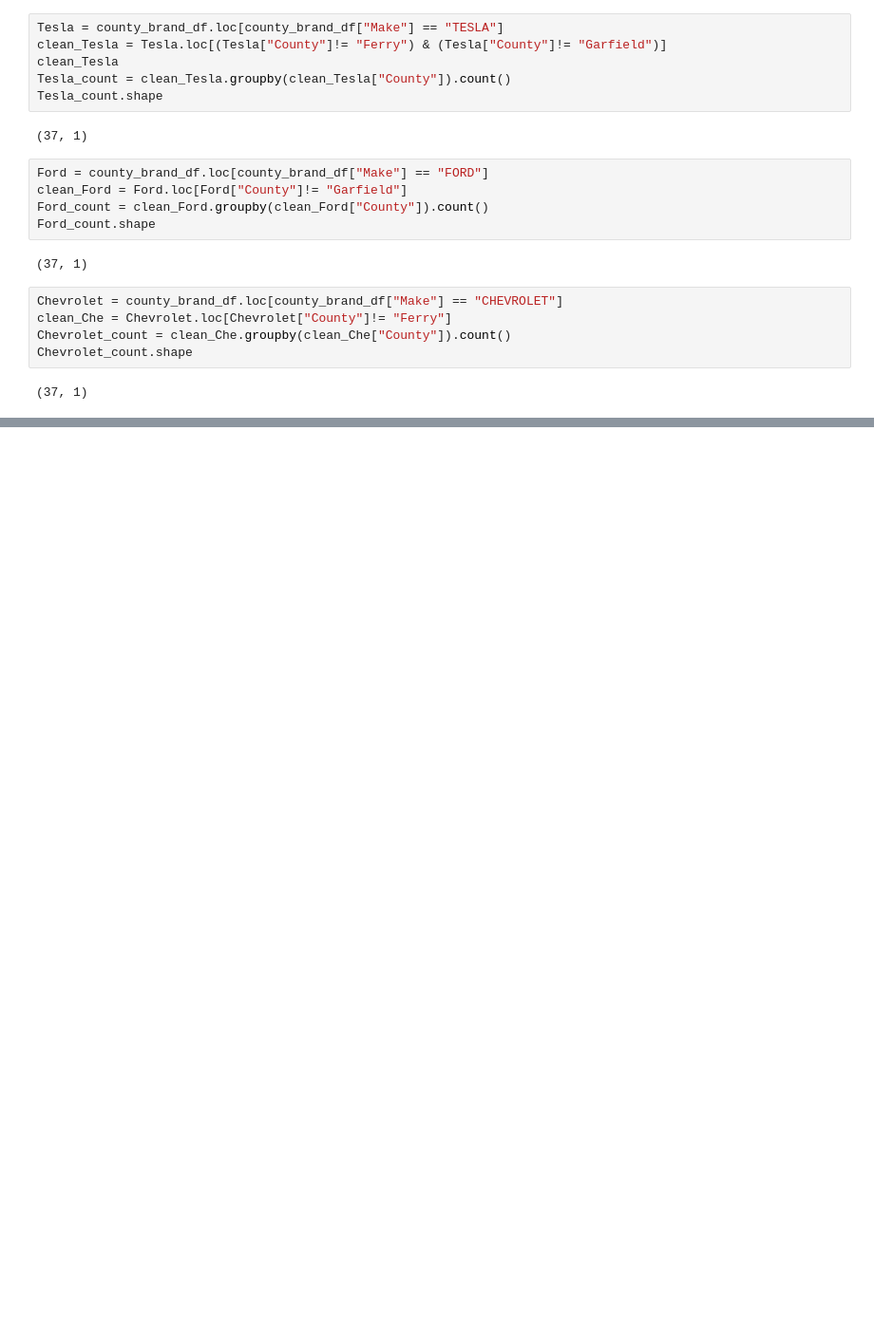
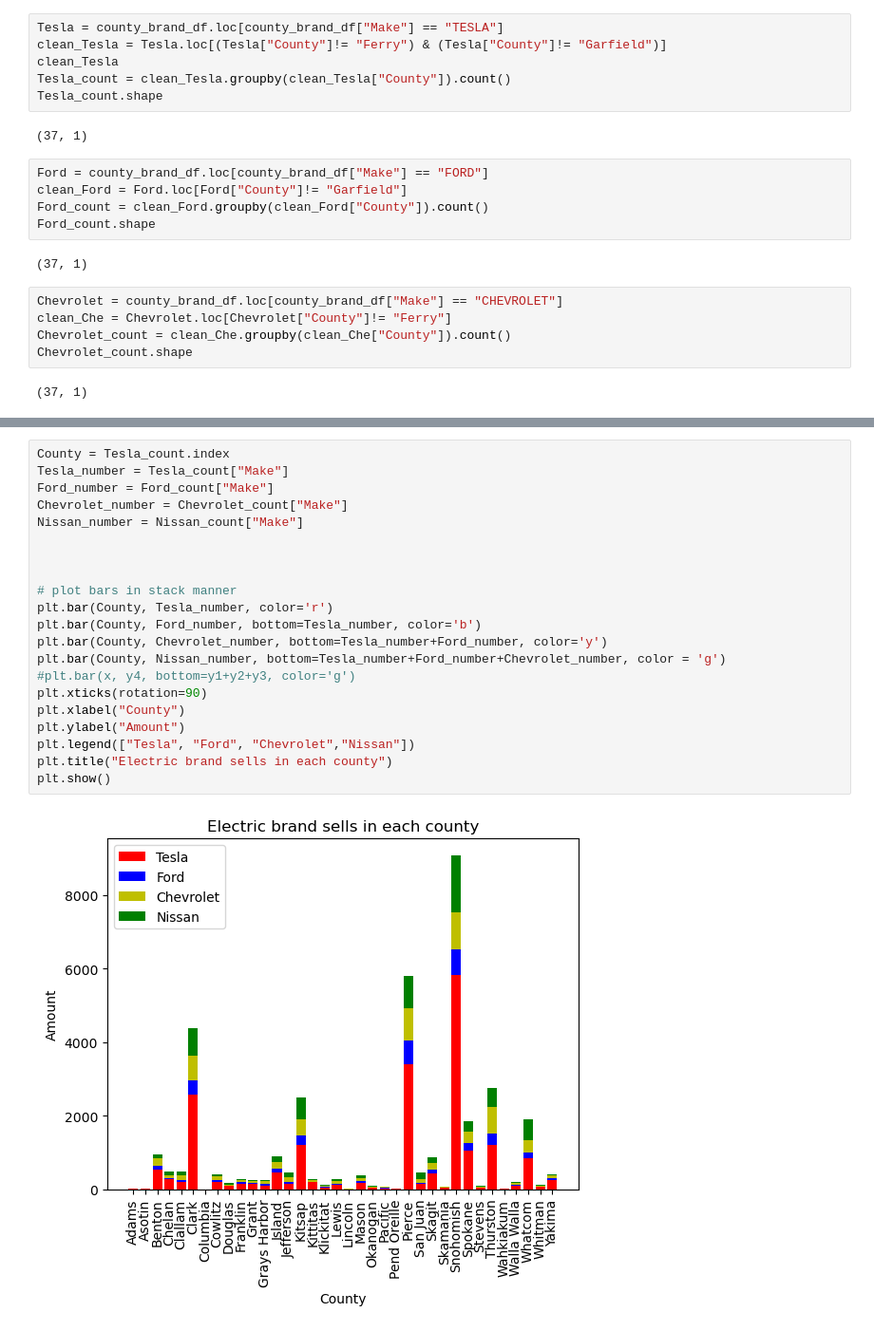
Before and after one commit to Dustin-Oakes/Motor-Vehicles-By-Fuel-Type, a Jupyter notebook: Joy/washington_vehicle_data_Joy.ipynb, the cells around one changed output, grey strips where cells are left out. Shown at 95% size. Saved outputs shown, nothing was run; the diff lists cells and outputs as text; blank space fills up the shorter version.

```diff
--- a/Joy/washington_vehicle_data_Joy.ipynb
+++ b/Joy/washington_vehicle_data_Joy.ipynb
@@ -96,0 +148,23 @@ plt.show()
+# %%
+County = Tesla_count.index
+Tesla_number = Tesla_count["Make"]
+Ford_number = Ford_count["Make"]
+Chevrolet_number = Chevrolet_count["Make"]
+Nissan_number = Nissan_count["Make"]
+
+
+
+# plot bars in stack manner
+plt.bar(County, Tesla_number, color='r')
+plt.bar(County, Ford_number, bottom=Tesla_number, color='b')
+plt.bar(County, Chevrolet_number, bottom=Tesla_number+Ford_number, color='y')
+plt.bar(County, Nissan_number, bottom=Tesla_number+Ford_number+Chevrolet_number, color = 'g')
+#plt.bar(x, y4, bottom=y1+y2+y3, color='g')
+plt.xticks(rotation=90)
+plt.xlabel("County")
+plt.ylabel("Amount")
+plt.legend(["Tesla", "Ford", "Chevrolet","Nissan"])
+plt.title("Electric brand sells in each county")
+plt.show()
+# %% [output]
+[figure, added]
```
Also changed, not shown: parts of 7 cells of this notebook, 1 other file.
